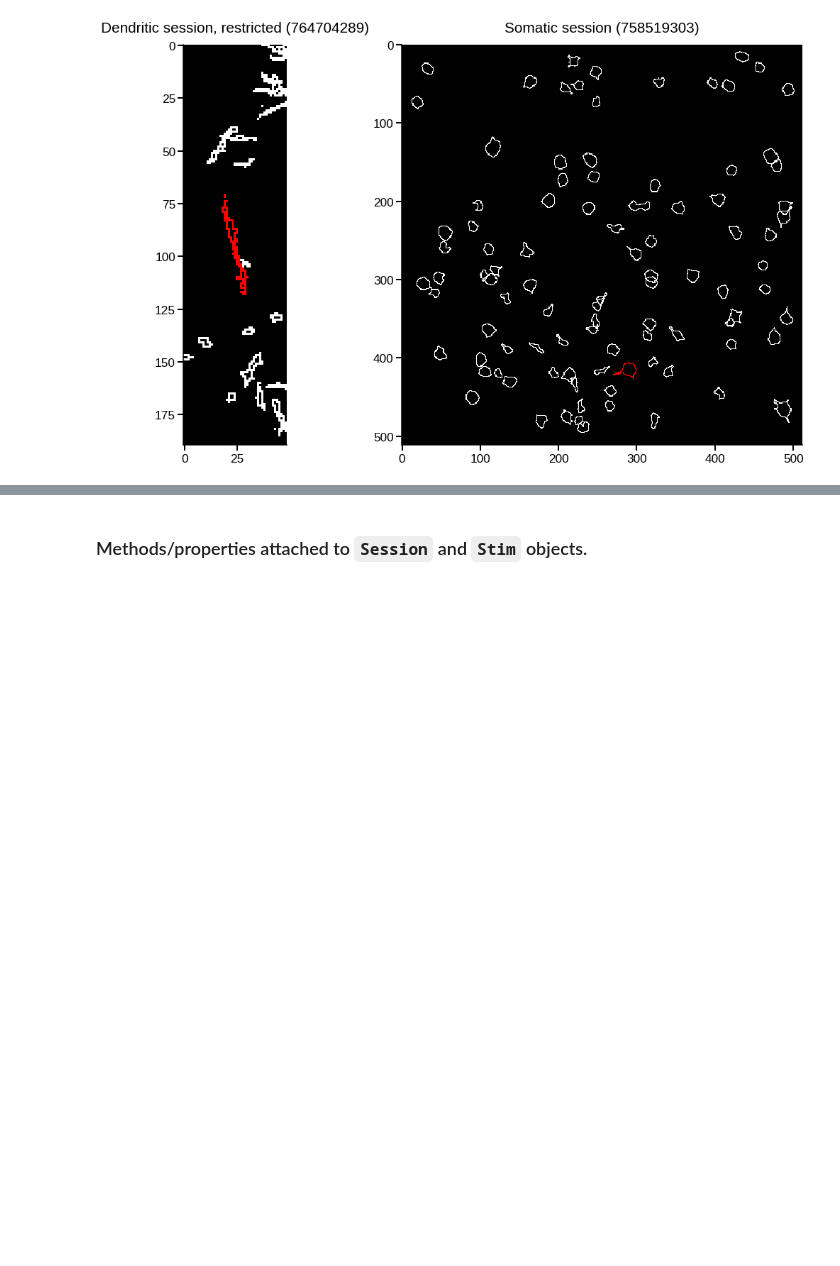
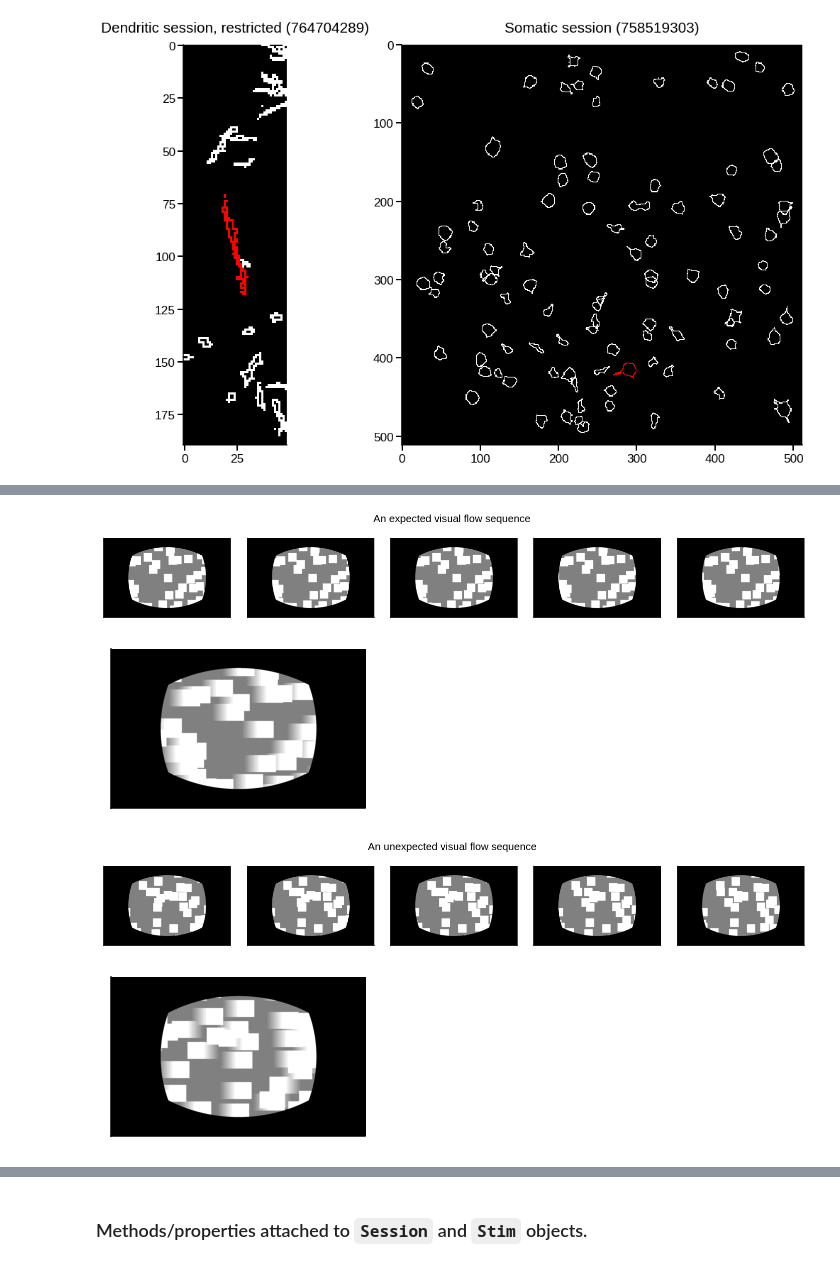
Before and after one commit to colleenjg/OpenScope_CA_Analysis, a Jupyter notebook: examples/session_demonstration_script.ipynb, the cells around one changed output, grey strips where cells are left out. Drawn from its saved outputs; the diff is of its cells as text; code cells hidden in the pictures; blank space fills up the shorter version.

```diff
--- a/examples/session_demonstration_script.ipynb
+++ b/examples/session_demonstration_script.ipynb
@@ -562,3 +586,7 @@ soma_mask = soma_sess.get_roi_masks()
+# %%
+soma_mask = soma_sess.get_roi_masks()
+if not running_on_binder:
+    dend_mask = dend_sess.get_roi_masks()
 # %% [markdown]
 In most functions, by default, ROIs that are considered **bad (non valid)** are automatically removed (`rem_bad=True`).
 Note that, **for the NWB data**, the _**bad ROIs were removed altogether**_.
@@ -619,0 +739,43 @@ _ = ax[1].set_title(f"Somatic session ({soma_sess.sessid})", y=1.02)
+# %%
+n_images = 15
+
+# collect images for a visual flow sequence
+exp_vfl_segs = sess.visflow.get_segs_by_criteria(unexp=0)[0:1]
+exp_vfl_stim_fr_n = sess.visflow.get_fr_by_seg(
+        exp_vfl_segs, start=True, fr_type="stim"
+    )["start_frame_stim"].tolist()[0]
+exp_vfl_stim_fr_ns = np.arange(exp_vfl_stim_fr_n, exp_vfl_stim_fr_n + n_images)
+exp_vlf_stim_images = sess.visflow.get_stim_images_by_frame(exp_vfl_stim_fr_ns)
+
+# collect images for a visual flow sequence
+unexp_vfl_segs = sess.visflow.get_segs_by_criteria(unexp=1)[0:1]
+unexp_vfl_stim_fr_n = sess.visflow.get_fr_by_seg(
+        unexp_vfl_segs, start=True, fr_type="stim"
+    )["start_frame_stim"].tolist()[0]
+unexp_vfl_stim_fr_ns = np.arange(unexp_vfl_stim_fr_n, unexp_vfl_stim_fr_n + n_images)
+unexp_vlf_stim_images = sess.visflow.get_stim_images_by_frame(unexp_vfl_stim_fr_ns)
+# %%
+def plot_images_in_motion(images, suptitle=None):
+    fig, ax = plt.subplots(1, figsize=(4, 3))
+    weights = np.linspace(0.2, 1.0, len(images))
+    if suptitle is not None:
+        fig.suptitle(suptitle, y=1.01)
+    overlayed_image = np.max(np.moveaxis(images, 0, -1) * weights, axis=-1)
+    ax.imshow(overlayed_image, cmap="gray")
+    ax.set_xticks([])
+    ax.set_yticks([])
+# %%
+# plot images for the expected sequence
+suptitle = "An expected visual flow sequence"
+plot_images(exp_vlf_stim_images[:5], suptitle)
+plot_images_in_motion(exp_vlf_stim_images)
+
+# plot images for the unexpected sequence
+suptitle = "An unexpected visual flow sequence"
+plot_images(unexp_vlf_stim_images[:5], suptitle)
+plot_images_in_motion(unexp_vlf_stim_images)
+# %% [output]
+[figure, added]
+[figure, added]
+[figure, added]
+[figure, added]
```
Also changed, not shown: parts of 38 cells of this notebook, 10 other files.
